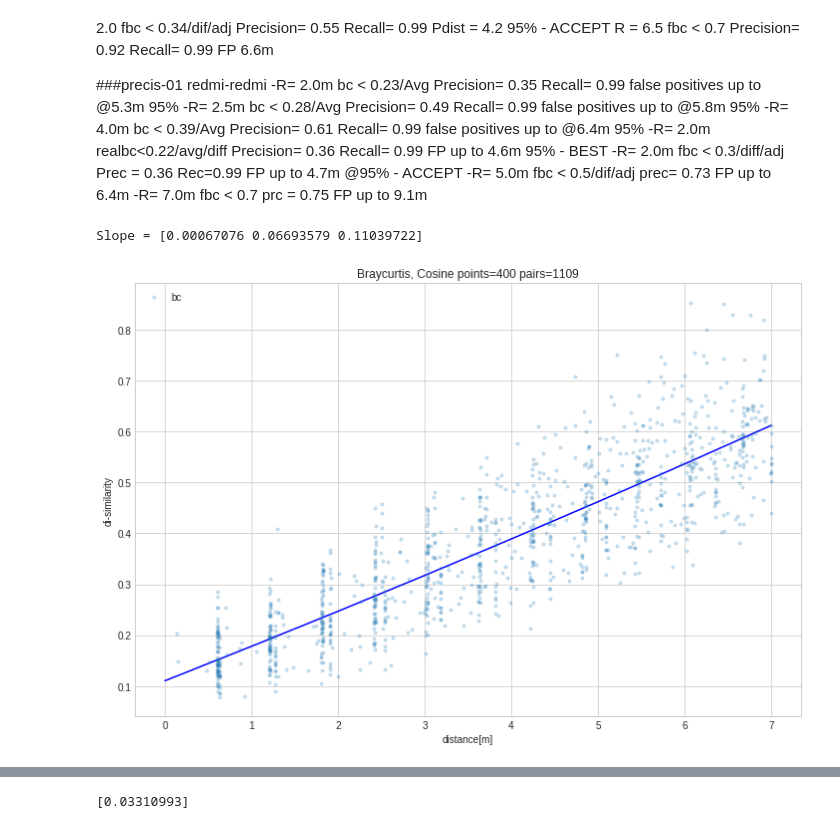
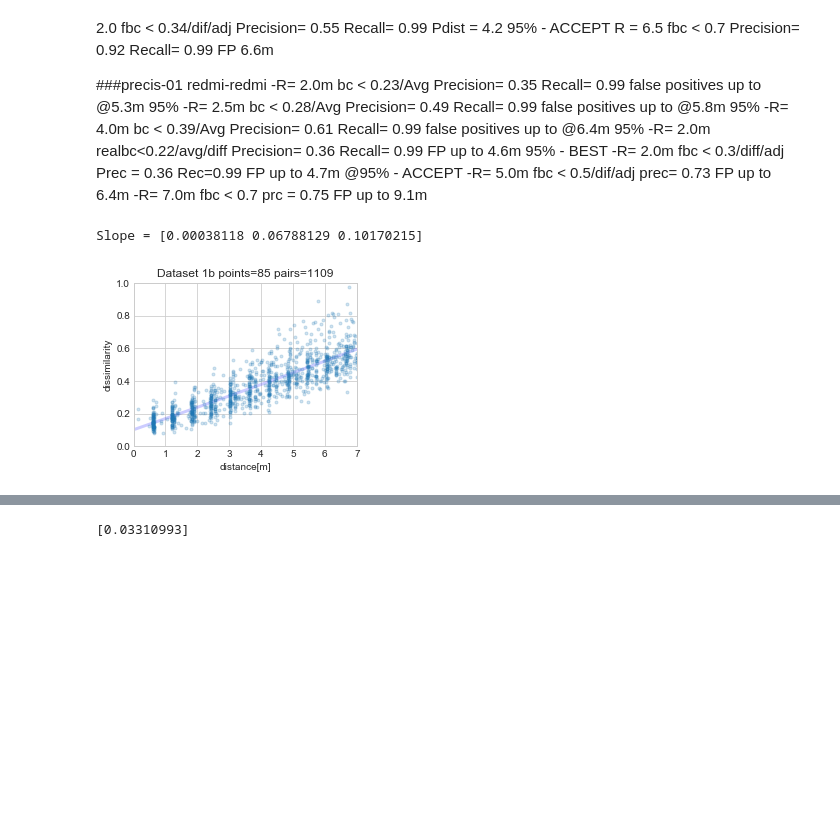
Before and after one commit to documenteinaer/similarity, a Jupyter notebook: real-braycurtis.ipynb, the cells around one changed output, grey strips where cells are left out. Drawn from its saved outputs; the diff is of its cells as text; code cells hidden in the pictures; blank space fills up the shorter version.

```diff
--- a/real-braycurtis.ipynb
+++ b/real-braycurtis.ipynb
@@ -273,7 +272,7 @@ for e in range(0,len(etaje)):
                     if eu_dist < R:
                         FN = FN + 1
 
-                bd.append([ q, p, eu_dist, bc, cor])
+                bd.append([ q, p, eu_dist, bc])
 after = datetime.datetime.now()
 
 print(f"R= {R} Precision= {TP*1.0/(TP+FP):.2f} Recall= {TP*1.0/(TP+FN):.2f}")
@@ -306,26 +305,28 @@ R = 6.5 fbc < 0.7 Precision= 0.92 Recall= 0.99 FP 6.6m
 -R= 7.0m fbc < 0.7         prc = 0.75 FP up to 9.1m
 # %%
 plt.style.use("seaborn-whitegrid")
-fig =  plt.figure(figsize=(12, 8))     # bc, realbc, iou
+fig =  plt.figure(figsize=(4, 3))     # bc, realbc, iou
 m = np.polyfit([r[2] for r in bd] , [r[3] for r in bd], 2)
 print(f"Slope = {m}")
 predict = np.poly1d(m)
 x_lin_reg = range(0, 8)
 y_lin_reg = predict(x_lin_reg)
-plt.plot(x_lin_reg, y_lin_reg, c = 'b')
+plt.plot(x_lin_reg, y_lin_reg, c = 'b', alpha=0.2, linewidth=3)
 
 plt.plot([r[2] for r in bd] , [r[3] for r in bd], ".", label='bc', alpha=0.2)
 plt.xlabel('distance[m]')
-plt.ylabel('di-similarity')
+plt.ylabel('dissimilarity')
 plt.grid(True)
-plt.title(f"Braycurtis, Cosine points={npct} pairs={len(bd)}")
+plt.title(f"Dataset 1b points={len(etaje[0])} pairs={len(bd)}")
 #plt.xticks(range(0, 20, 2))
-#plt.ylim(0, 0.5)
+plt.ylim(0, 1.0)
+plt.xlim(0, 7.0)
 #plt.yticks(np.arange(0, 1, 0.1))
-plt.legend(loc="upper left",shadow=True, fancybox=True)
+#plt.legend(loc="upper left",shadow=True, fancybox=True)
 plt.show()
+fig.savefig(f"braycurtis-vs-distance-ds1b.svg", bbox_inches='tight')
 # %% [output]
-Slope = [0.00067076 0.06693579 0.11039722]
+Slope = [0.00038118 0.06788129 0.10170215]
-[figure, old version]
+[figure, new version]
 # %% [markdown]
 ![image-2.png](attachment:image-2.png)
```
Also changed, not shown: parts of 3 cells of this notebook.
